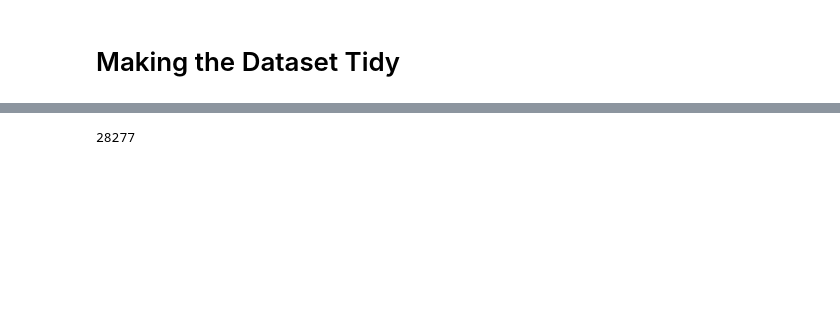
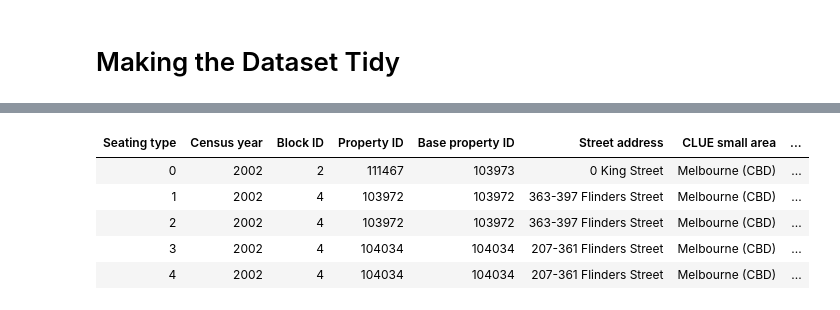
Before and after one commit to ned2/jupyter-viz, a Jupyter notebook: notebooks/explore.ipynb, the cells around one changed output, grey strips where cells are left out. Saved outputs shown, nothing was run; the diff lists cells and outputs as text; code cells hidden in the pictures; blank space fills up the shorter version.

```diff
--- a/notebooks/explore.ipynb
+++ b/notebooks/explore.ipynb
@@ -176,4 +123,24 @@ indoor_df.merge(
-# %%
-len(indoor_df)
-# %% [output]
-28277
+# %%
+def clean_cafes(df):
+    """Clean the cafes dataset"""
+    # remove duplicates
+    new_df = df.drop_duplicates(subset=["Census year", "Trading name", "Property ID"])
+
+    # make Seating Type a column variable by setting all cols except for 'Number of Seats' as
+    # indexes, then unstacking using 'Seating Type'
+    index_cols = list(df.columns)
+    index_cols.remove('Number of seats')
+    new_df = new_df.set_index(index_cols).unstack("Seating type", fill_value=0).reset_index(col_level=1)
+    new_df.columns = new_df.columns.droplevel(0)
+    return new_df
+
+
+cleaned_cafes_df = clean_cafes(cafes_df)
+cleaned_cafes_df.head()
+# %% [output]
+| Seating type | Census year | Block ID | Property ID | Base property ID | Street address | CLUE small area | ... |
+| 0 | 2002 | 2 | 111467 | 103973 | 0 King Street | Melbourne (CBD) | ... |
+| 1 | 2002 | 4 | 103972 | 103972 | 363-397 Flinders Street | Melbourne (CBD) | ... |
+| 2 | 2002 | 4 | 103972 | 103972 | 363-397 Flinders Street | Melbourne (CBD) | ... |
+| 3 | 2002 | 4 | 104034 | 104034 | 207-361 Flinders Street | Melbourne (CBD) | ... |
+| 4 | 2002 | 4 | 104034 | 104034 | 207-361 Flinders Street | Melbourne (CBD) | ... |
```
Also changed, not shown: parts of 20 cells of this notebook.
